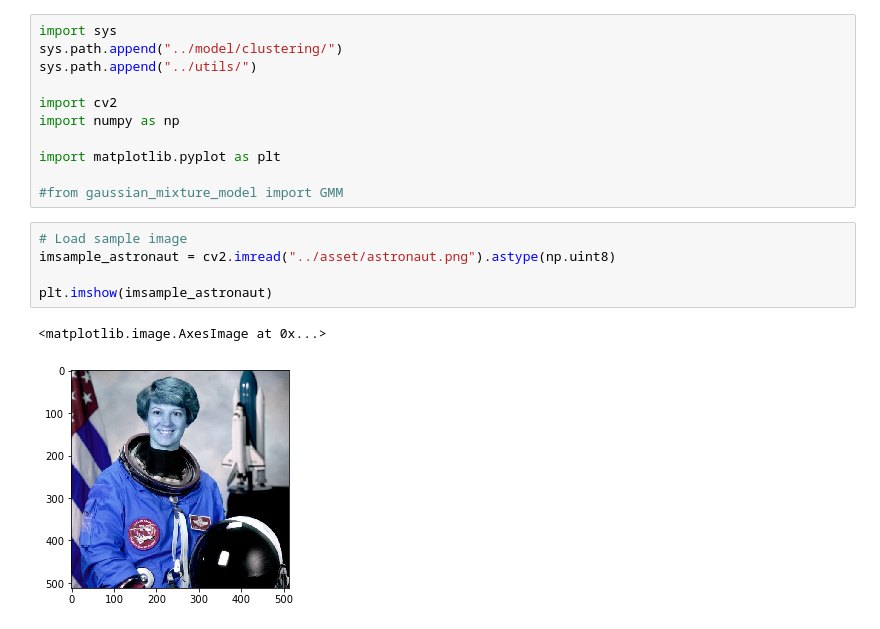
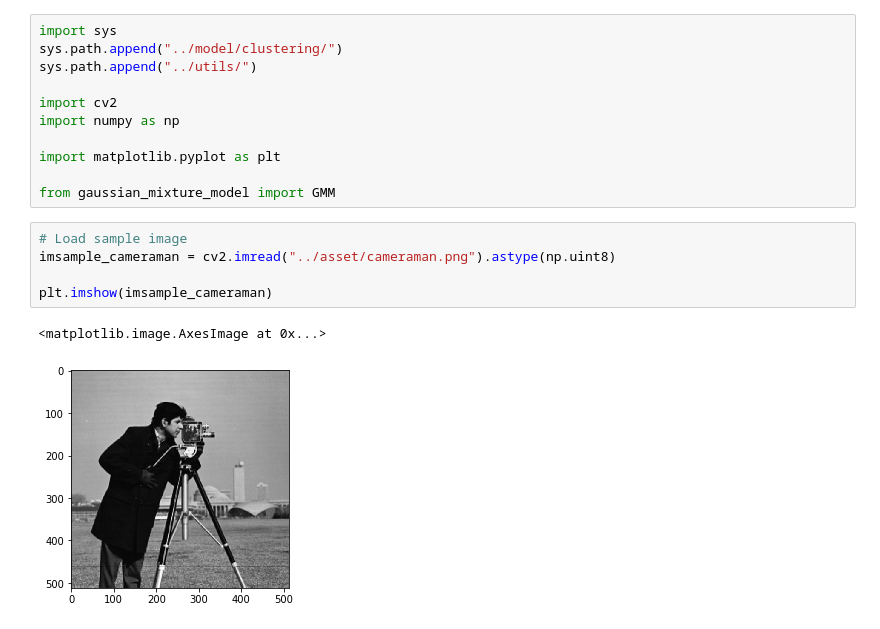
Before and after one commit to swyang50066/cv-segmentation, a Jupyter notebook: examples/gaussian_mixture_model.ipynb, the cells around one changed output. Saved outputs shown, nothing was run; the diff lists cells and outputs as text.

Commit message:
[NEW] gaussin mixture model

```diff
--- a/examples/gaussian_mixture_model.ipynb
+++ b/examples/gaussian_mixture_model.ipynb
@@ -8,13 +8,13 @@ import numpy as np
 
 import matplotlib.pyplot as plt
 
-#from gaussian_mixture_model import GMM
+from gaussian_mixture_model import GMM
 # %%
 # Load sample image
-imsample_astronaut = cv2.imread("../asset/astronaut.png").astype(np.uint8)
+imsample_cameraman = cv2.imread("../asset/cameraman.png").astype(np.uint8)
 
-plt.imshow(imsample_astronaut)
+plt.imshow(imsample_cameraman)
 # %% [output]
 <matplotlib.image.AxesImage at 0x...>
-[figure, old version]
+[figure, new version]
 # %%
```
Also changed, not shown: parts of 2 cells of this notebook, 1 other file.
